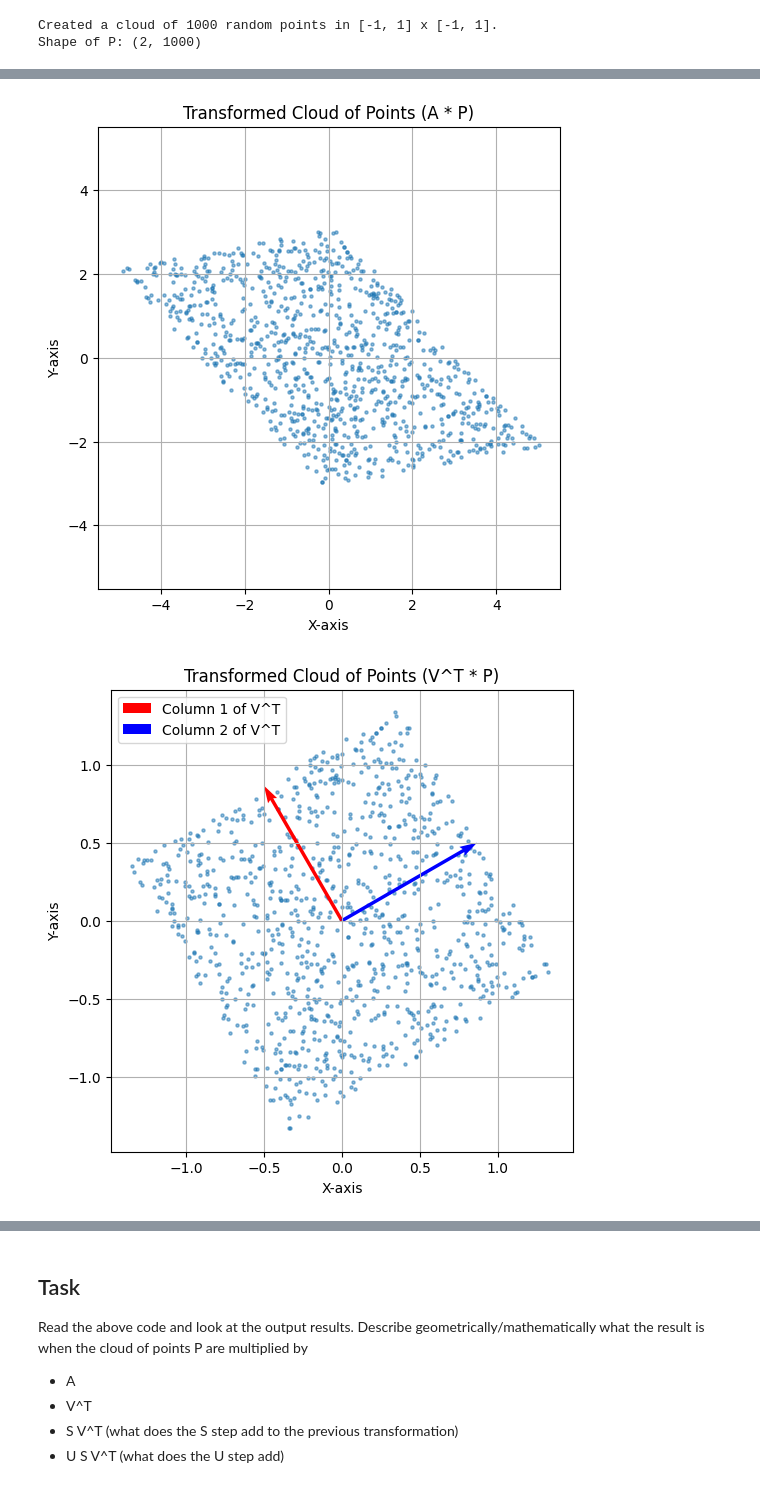
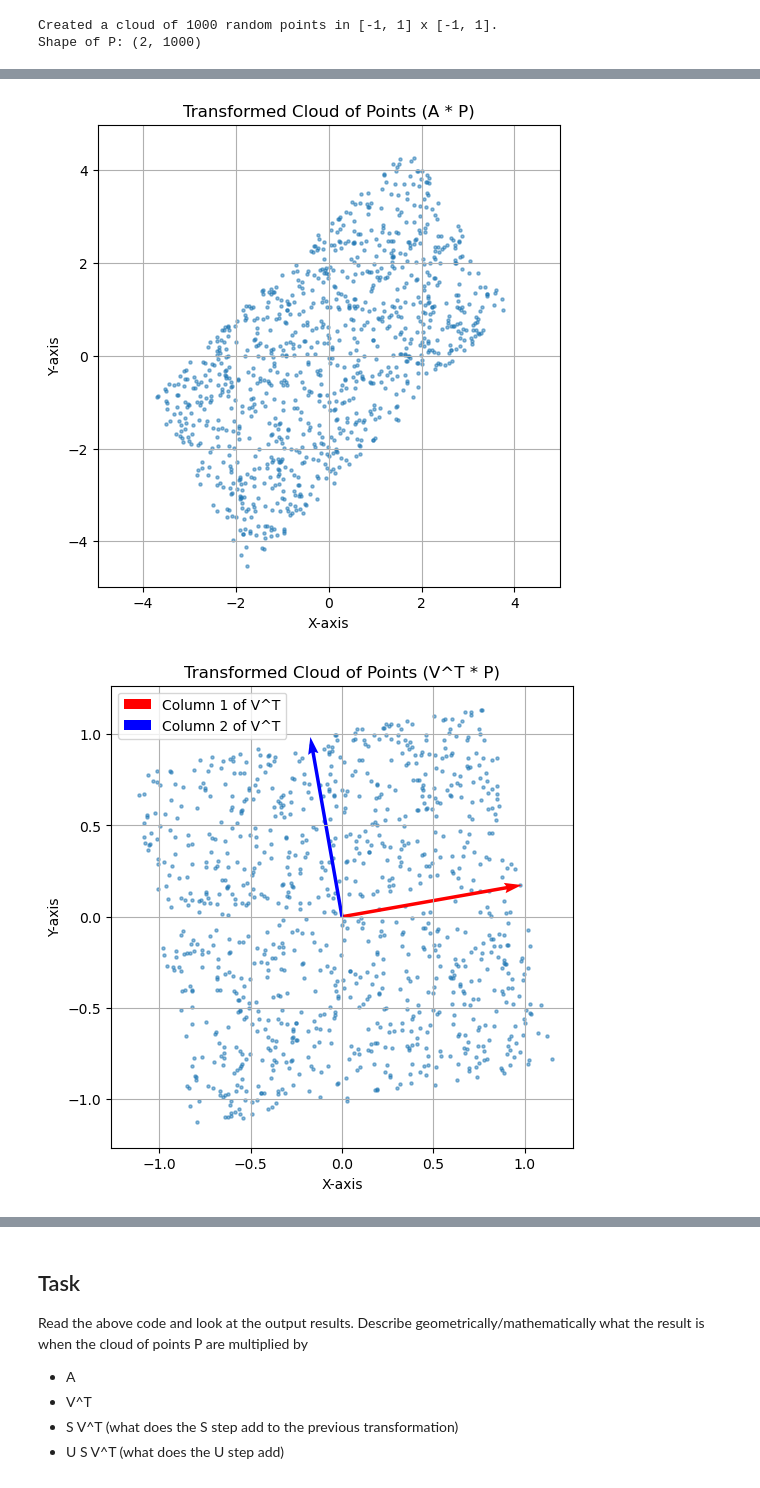
Before and after one commit to AET-CS/aet-cs.github.io, a Jupyter notebook: white/2025/ML/notebooks/Visualizing_Transformation_Matrices.ipynb, the cells around one changed output, grey strips where cells are left out. Saved outputs shown, nothing was run; the diff lists cells and outputs as text; code cells hidden in the pictures.

```diff
--- a/white/2025/ML/notebooks/Visualizing_Transformation_Matrices.ipynb
+++ b/white/2025/ML/notebooks/Visualizing_Transformation_Matrices.ipynb
@@ -51,7 +51,7 @@ def rotation_matrix_2d(angle_degrees, clockwise=True):
                               [sin_theta, cos_theta]])
   return rotation_matrix
 # %%
-A = rotation_matrix_2d(30, clockwise=True) @ np.diag([4,2]) @ rotation_matrix_2d(60, clockwise=True).T
+A = rotation_matrix_2d(50, clockwise=False) @ np.diag([4,2]) @ rotation_matrix_2d(10, clockwise=False).T
 U, S, V_transpose = np.linalg.svd(A)
 S = np.diag(S)
 # %%
@@ -88,38 +88,38 @@ plt.xlim([-max_val, max_val])
 plt.ylim([-max_val, max_val])
 plt.show()
 # %% [output]
-[figure, old version]
+[figure, new version]
 # %%
 # Compute V^T * P
 P_transformed_VT = V_transpose @ P
 
 # Scatter plot the transformed points
 plt.figure(figsize=(6, 6))
 plt.scatter(P_transformed_VT[0, :], P_transformed_VT[1, :], s=5, alpha=0.5)
 plt.title('Transformed Cloud of Points (V^T * P)')
 plt.xlabel('X-axis')
 plt.ylabel('Y-axis')
 plt.grid(True)
 plt.gca().set_aspect('equal', adjustable='box')
 
 # Adjust plot limits based on the transformed points
 max_x_vt = np.max(np.abs(P_transformed_VT[0, :]))
 max_y_vt = np.max(np.abs(P_transformed_VT[1, :]))
 max_val_vt = max(max_x_vt, max_y_vt, 1) * 1.1 # Add a little padding
 plt.xlim([-max_val_vt, max_val_vt])
 plt.ylim([-max_val_vt, max_val_vt])
 
 
 # Add the columns of V as vectors to the plot
-col1_A = V_transpose[:, 0]
+col1_A = -V_transpose[:, 0]
 col2_A = V_transpose[:, 1]
 plt.quiver(0, 0, col1_A[0], col1_A[1], angles='xy', scale_units='xy', scale=1, color='r', label='Column 1 of V^T')
 plt.quiver(0, 0, col2_A[0], col2_A[1], angles='xy', scale_units='xy', scale=1, color='b', label='Column 2 of V^T')
 plt.legend()
 
 plt.show()
 # %% [output]
-[figure, old version]
+[figure, new version]
 # %%
 # Compute S * V^T * P
 P_transformed_SVT = S @ V_transpose @ P
```
Also changed, not shown: parts of 4 cells of this notebook.
